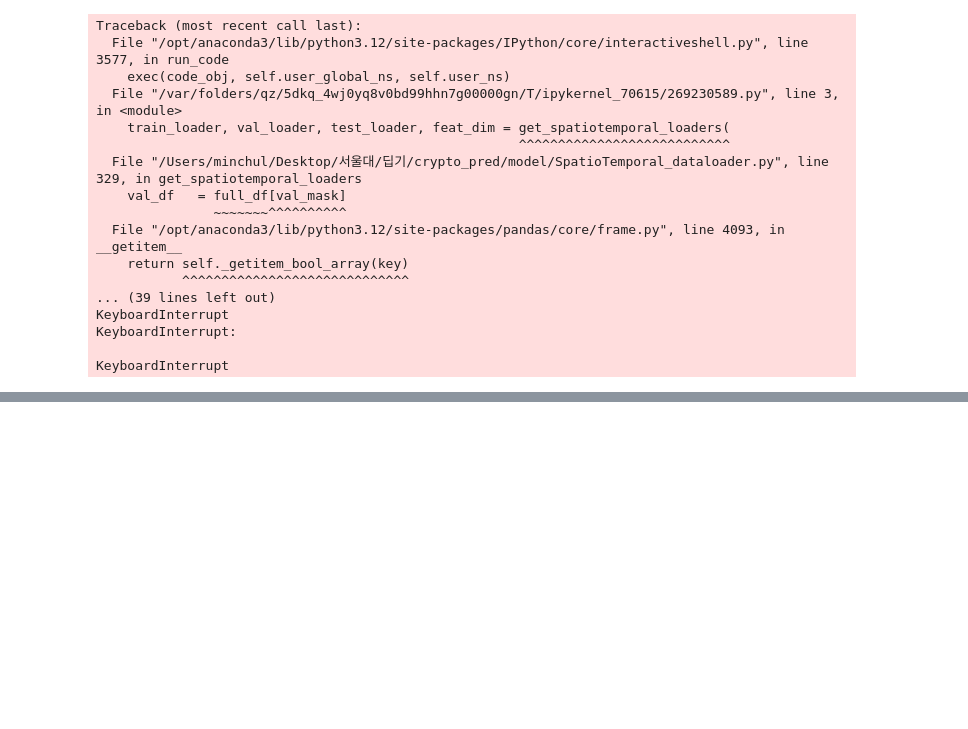
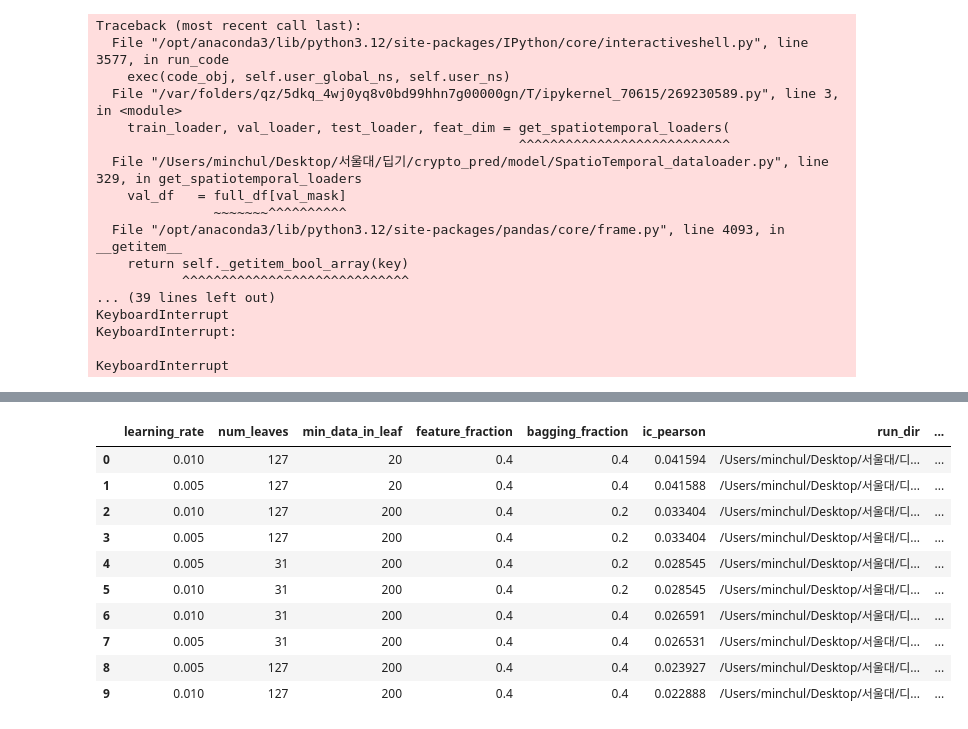
Before and after one commit to devilmaier/25_fall_deeplearning, a Jupyter notebook: machine_learning/data_practice.ipynb, the cells around one changed output, grey strips where cells are left out. Drawn from its saved outputs; the diff is of its cells as text; code cells hidden in the pictures; blank space fills up the shorter version.

```diff
--- a/machine_learning/data_practice.ipynb
+++ b/machine_learning/data_practice.ipynb
@@ -560,3 +560,70 @@ train_loader, val_loader, test_loader, feat_dim = get_spatiotemporal_loaders(
 
 xb, yb = next(iter(train_loader))
 xb.shape, yb.shape
+# %%
+import os
+import json
+import pandas as pd
+from glob import glob
+
+BASE_DIR = "/Users/minchul/Desktop/서울대/딥기/crypto_pred/data/datasets/ml/lgbm_grid"
+
+train_start_dates = [
+    "2024-06-01",
+    "2024-08-01",
+    "2024-10-01",
+    "2024-12-01",
+    "2025-02-01",
+]
+
+all_rows = []
+
+for train_start in train_start_dates:
+    # 해당 train_start_date에 해당하는 grid 폴더들
+    grid_dirs = sorted(
+        glob(os.path.join(BASE_DIR, f"*_{train_start}")),
+        reverse=True
+    )
+
+    if not grid_dirs:
+        print(f"[WARN] No grid dir for {train_start}")
+        continue
+
+    GRID_DIR = grid_dirs[0]  # 가장 최근 실행
+    print("Using grid dir:", GRID_DIR)
+
+    result_path = os.path.join(GRID_DIR, "grid_results.json")
+    if not os.path.exists(result_path):
+        print(f"[WARN] grid_results.json not found in {GRID_DIR}")
+        continue
+
+    with open(result_path, "r") as f:
+        results = json.load(f)
+
+    for r in results:
+        row = {}
+        row.update(r["params"])
+
+        # 🔥 total ic_pearson 하나만
+        row["ic_pearson"] = r["test_ic"]["ic_pearson"]
+        row["run_dir"] = r["run_dir"]
+
+        # 🔥 train start date 컬럼 추가
+        row["train_start_date"] = train_start
+
+        all_rows.append(row)
+
+# 하나의 DataFrame으로
+df = pd.DataFrame(all_rows)
+
+# 날짜 타입으로 변환 (정렬 안정성)
+df["train_start_date"] = pd.to_datetime(df["train_start_date"])
+
+# 정렬: train_start_date → ic_pearson
+df = df.sort_values(
+    ["train_start_date", "ic_pearson"],
+    ascending=[True, False]
+).reset_index(drop=True)
+
+df.head(10)
+# %% [output]
@@ -562,0 +635,11 @@ xb.shape, yb.shape
+|  | learning_rate | num_leaves | min_data_in_leaf | feature_fraction | bagging_fraction | ic_pearson | run_dir | ... |
+| 0 | 0.010 | 127 | 20 | 0.4 | 0.4 | 0.041594 | /Users/minchul/Desktop/서울대/디... | ... |
+| 1 | 0.005 | 127 | 20 | 0.4 | 0.4 | 0.041588 | /Users/minchul/Desktop/서울대/디... | ... |
+| 2 | 0.010 | 127 | 200 | 0.4 | 0.2 | 0.033404 | /Users/minchul/Desktop/서울대/디... | ... |
+| 3 | 0.005 | 127 | 200 | 0.4 | 0.2 | 0.033404 | /Users/minchul/Desktop/서울대/디... | ... |
+| 4 | 0.005 | 31 | 200 | 0.4 | 0.2 | 0.028545 | /Users/minchul/Desktop/서울대/디... | ... |
+| 5 | 0.010 | 31 | 200 | 0.4 | 0.2 | 0.028545 | /Users/minchul/Desktop/서울대/디... | ... |
+| 6 | 0.010 | 31 | 200 | 0.4 | 0.4 | 0.026591 | /Users/minchul/Desktop/서울대/디... | ... |
+| 7 | 0.005 | 31 | 200 | 0.4 | 0.4 | 0.026531 | /Users/minchul/Desktop/서울대/디... | ... |
+| 8 | 0.005 | 127 | 200 | 0.4 | 0.4 | 0.023927 | /Users/minchul/Desktop/서울대/디... | ... |
+| 9 | 0.010 | 127 | 200 | 0.4 | 0.4 | 0.022888 | /Users/minchul/Desktop/서울대/디... | ... |
```
Also changed, not shown: parts of 12 cells of this notebook.
